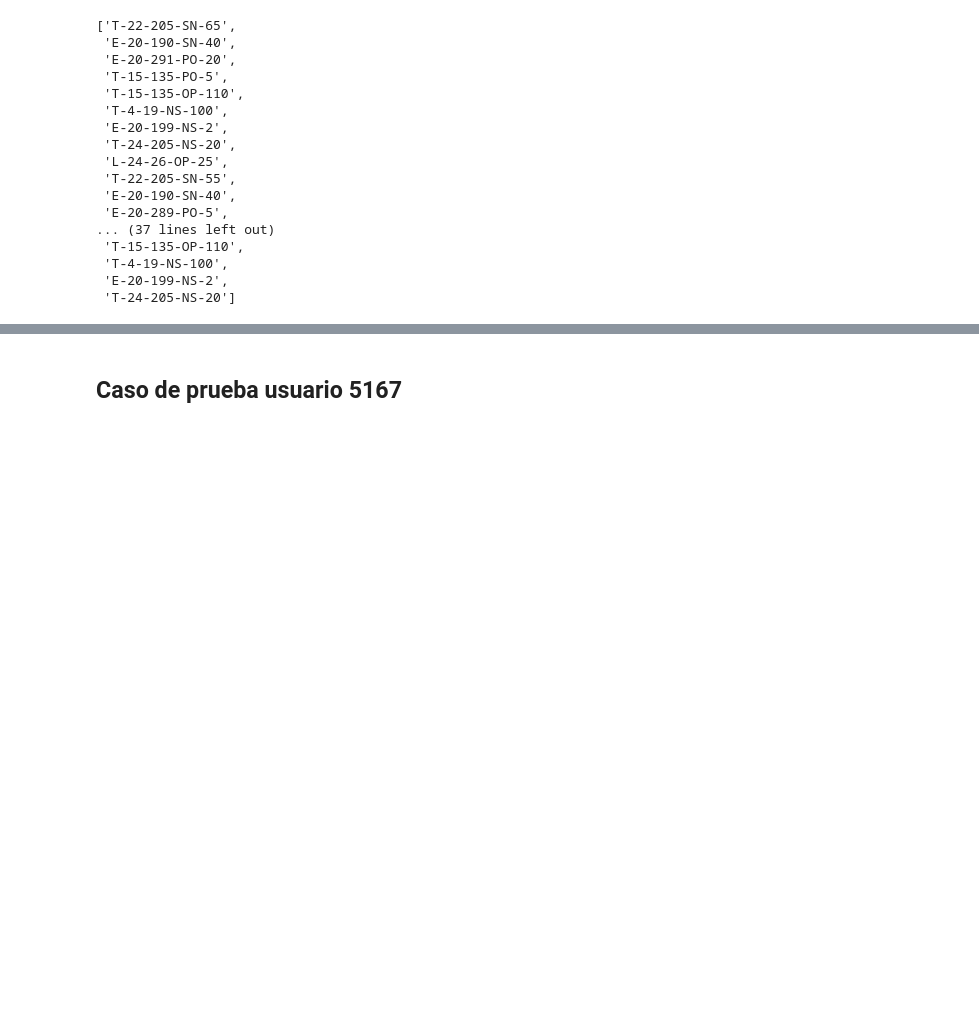
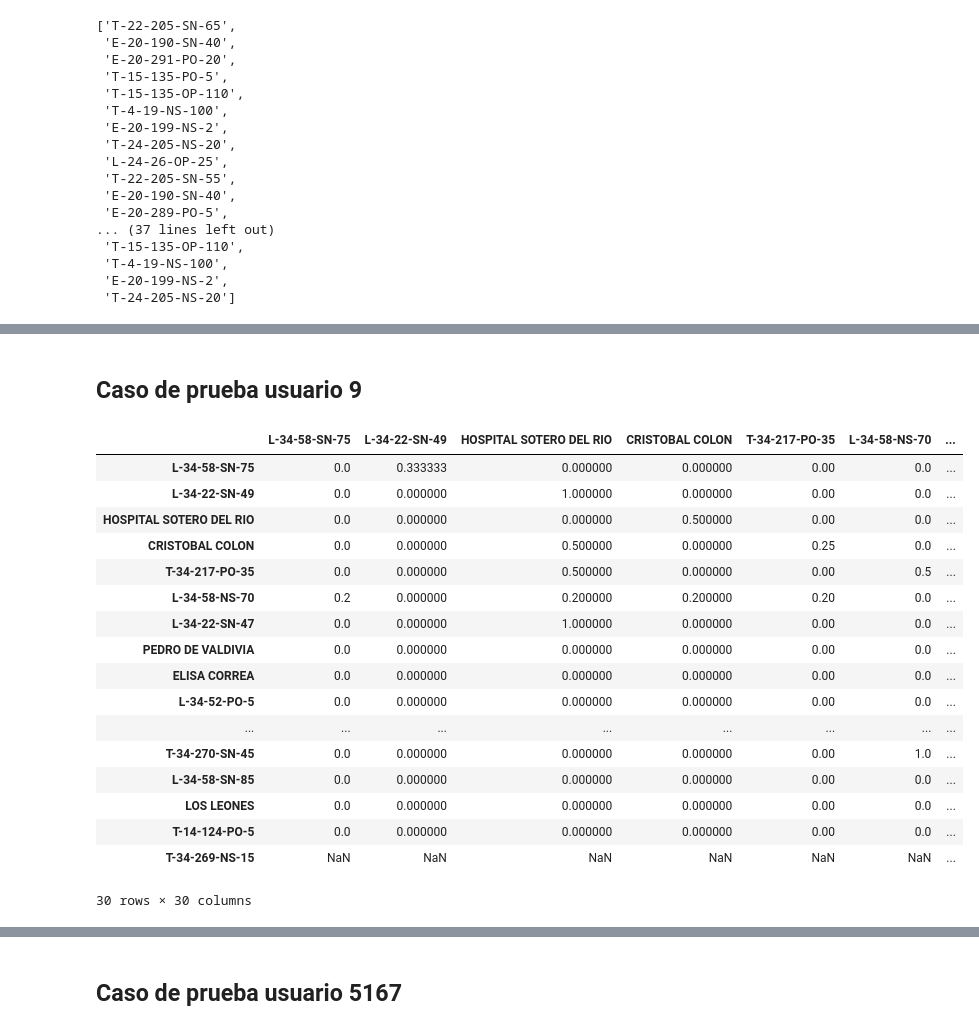
Before and after one commit to cinai/identification-algorithm-1, a Jupyter notebook: CasosDePrueba.ipynb, the cells around one changed output, grey strips where cells are left out. Drawn from its saved outputs; the diff is of its cells as text; code cells hidden in the pictures; blank space fills up the shorter version.

Commit message:
Nuevos casos de pruebas, al parecer la normalización funciona

```diff
--- a/CasosDePrueba.ipynb
+++ b/CasosDePrueba.ipynb
@@ -55,3 +25,14 @@ with open('profiles.pickle') as f:
 # %%
 with open('objs_8.pickle') as f:
     iden, index_correct, delta_time = pickle.load(f)
+# %%
+def dfTPM(id_user):
+    mls_0 = profiles_abril[id_user]["mls"]
+    tpm_user0 = np.matrix(profiles_abril[id_user]["tpm"])
+    tpm_user0 = pd.DataFrame(tpm_user0)
+    tpm_user0.columns = mls_0
+    tpm_user0.index = mls_0
+    return tpm_user0
+
+def tpm(id_user):
+    return np.matrix(profiles_abril[id_user]["tpm"])
@@ -107,0 +115,25 @@ calcularSimilitud(tpm_0,sequence_0,mls_0)
+# %% [markdown]
+## Caso de prueba usuario 9
+# %%
+tpm_9 = tpm(9)
+mls_9 = profiles_abril[9]["mls"]
+dfTPM(9)
+# %% [output]
+|  | L-34-58-SN-75 | L-34-22-SN-49 | HOSPITAL SOTERO DEL RIO | CRISTOBAL COLON | T-34-217-PO-35 | L-34-58-NS-70 | ... |
+| L-34-58-SN-75 | 0.0 | 0.333333 | 0.000000 | 0.000000 | 0.00 | 0.0 | ... |
+| L-34-22-SN-49 | 0.0 | 0.000000 | 1.000000 | 0.000000 | 0.00 | 0.0 | ... |
+| HOSPITAL SOTERO DEL RIO | 0.0 | 0.000000 | 0.000000 | 0.500000 | 0.00 | 0.0 | ... |
+| CRISTOBAL COLON | 0.0 | 0.000000 | 0.500000 | 0.000000 | 0.25 | 0.0 | ... |
+| T-34-217-PO-35 | 0.0 | 0.000000 | 0.500000 | 0.000000 | 0.00 | 0.5 | ... |
+| L-34-58-NS-70 | 0.2 | 0.000000 | 0.200000 | 0.200000 | 0.20 | 0.0 | ... |
+| L-34-22-SN-47 | 0.0 | 0.000000 | 1.000000 | 0.000000 | 0.00 | 0.0 | ... |
+| PEDRO DE VALDIVIA | 0.0 | 0.000000 | 0.000000 | 0.000000 | 0.00 | 0.0 | ... |
+| ELISA CORREA | 0.0 | 0.000000 | 0.000000 | 0.000000 | 0.00 | 0.0 | ... |
+| L-34-52-PO-5 | 0.0 | 0.000000 | 0.000000 | 0.000000 | 0.00 | 0.0 | ... |
+| ... | ... | ... | ... | ... | ... | ... | ... |
+| T-34-270-SN-45 | 0.0 | 0.000000 | 0.000000 | 0.000000 | 0.00 | 1.0 | ... |
+| L-34-58-SN-85 | 0.0 | 0.000000 | 0.000000 | 0.000000 | 0.00 | 0.0 | ... |
+| LOS LEONES | 0.0 | 0.000000 | 0.000000 | 0.000000 | 0.00 | 0.0 | ... |
+| T-14-124-PO-5 | 0.0 | 0.000000 | 0.000000 | 0.000000 | 0.00 | 0.0 | ... |
+| T-34-269-NS-15 | NaN | NaN | NaN | NaN | NaN | NaN | ... |
+30 rows × 30 columns
```
Also changed, not shown: parts of 22 cells of this notebook.
